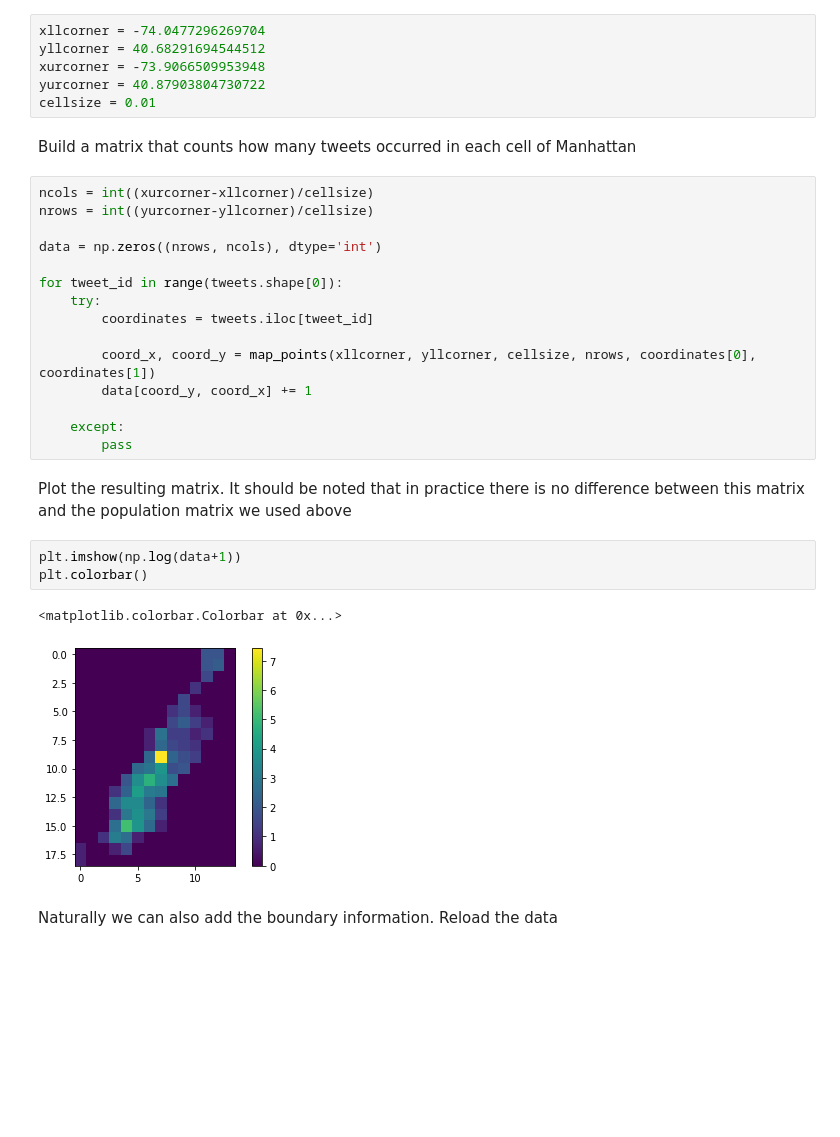
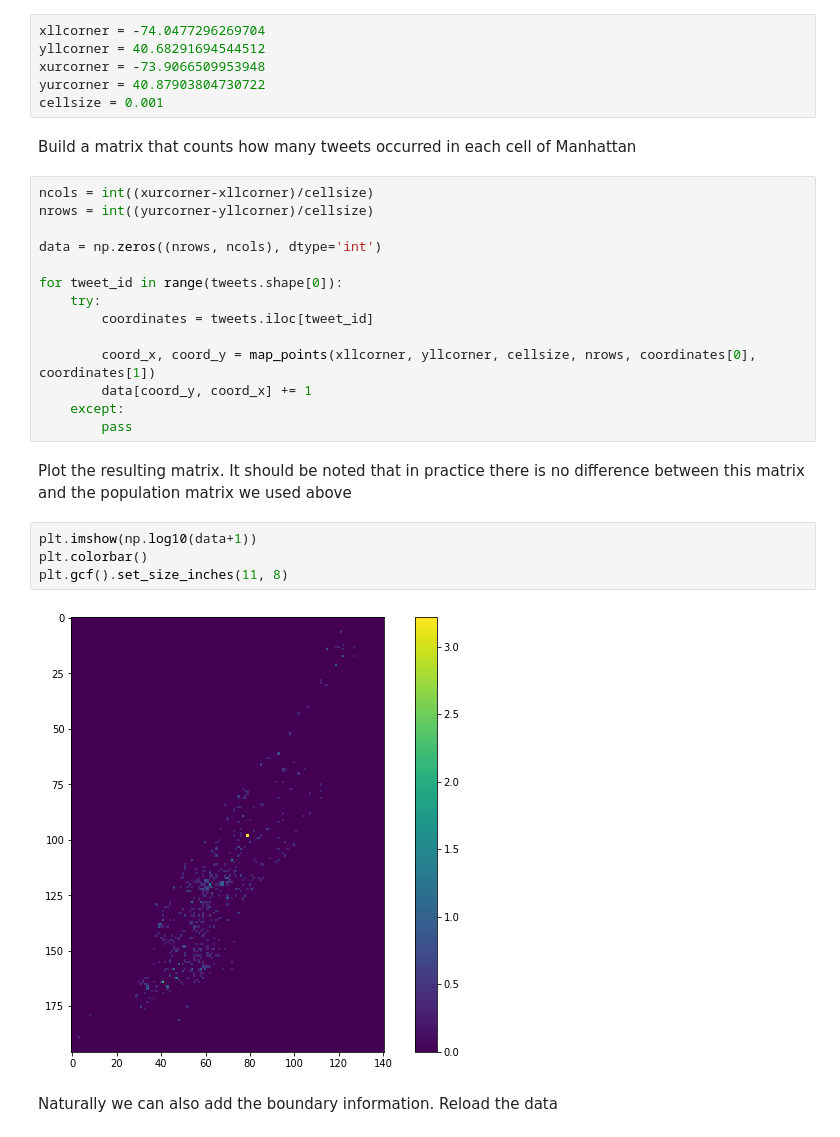
Before and after one commit to DataForScience/DataViz, a Jupyter notebook: Part II - Mapping.ipynb, the cells around one changed output. Saved outputs shown, nothing was run; the diff lists cells and outputs as text; blank space fills up the shorter version.

```diff
--- a/Part II - Mapping.ipynb
+++ b/Part II - Mapping.ipynb
@@ -222,7 +230,7 @@ xllcorner = -74.0477296269704
 yllcorner = 40.68291694544512
 xurcorner = -73.9066509953948
 yurcorner = 40.87903804730722
-cellsize = 0.01
+cellsize = 0.001
 # %% [markdown]
 Build a matrix that counts how many tweets occurred in each cell of Manhattan
 # %%
@@ -237,17 +245,16 @@ for tweet_id in range(tweets.shape[0]):
 
         coord_x, coord_y = map_points(xllcorner, yllcorner, cellsize, nrows, coordinates[0], coordinates[1])
         data[coord_y, coord_x] += 1
-
     except:
         pass
 # %% [markdown]
 Plot the resulting matrix. It should be noted that in practice there is no difference between this matrix and the population matrix we used above
 # %%
-plt.imshow(np.log(data+1))
+plt.imshow(np.log10(data+1))
 plt.colorbar()
+plt.gcf().set_size_inches(11, 8)
 # %% [output]
-<matplotlib.colorbar.Colorbar at 0x...>
-[figure, old version]
+[figure, new version]
 # %% [markdown]
 Naturally we can also add the boundary information. Reload the data
 # %%
```
Also changed, not shown: parts of 9 cells of this notebook, 5 other files.
